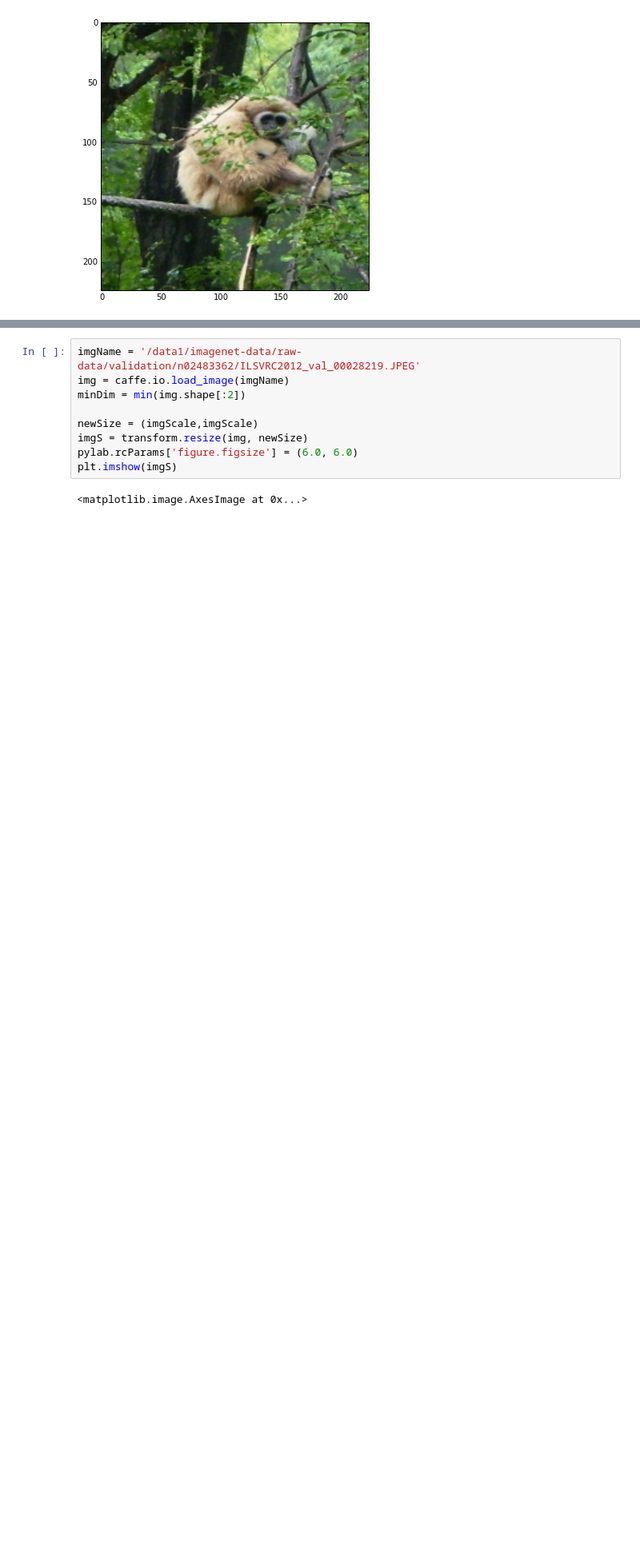
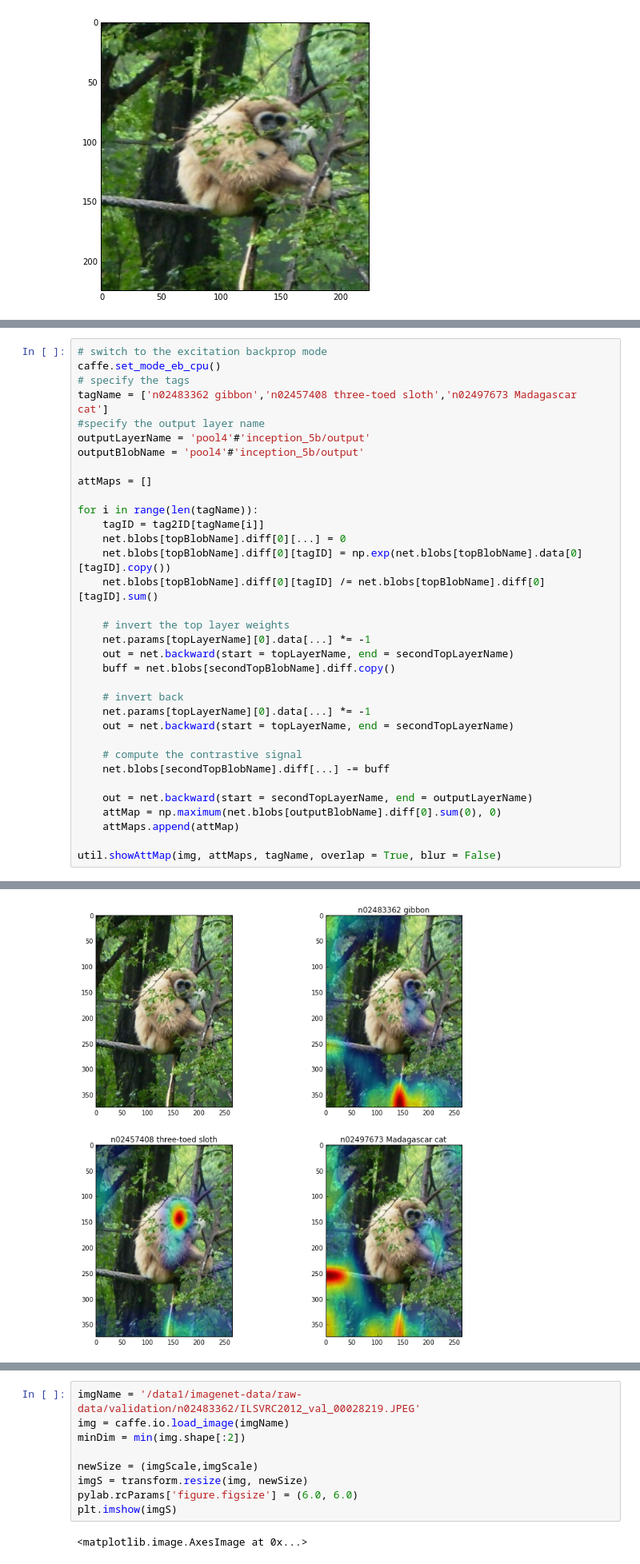
Before and after one commit to MSRCCS/Caffe-ExcitationBP, a Jupyter notebook: excitationBP/Test_Forward_Pass.ipynb, the cells around one changed output, grey strips where cells are left out. Shown at 80% size. Drawn from its saved outputs; the diff is of its cells as text; blank space fills up the shorter version.

```diff
--- a/excitationBP/Test_Forward_Pass.ipynb
+++ b/excitationBP/Test_Forward_Pass.ipynb
@@ -91,0 +58,35 @@ for i in range(len(tagName)):
+# %%
+# switch to the excitation backprop mode
+caffe.set_mode_eb_cpu()
+# specify the tags
+tagName = ['n02483362 gibbon','n02457408 three-toed sloth','n02497673 Madagascar cat']
+#specify the output layer name
+outputLayerName = 'pool4'#'inception_5b/output'
+outputBlobName = 'pool4'#'inception_5b/output'
+
+attMaps = []
+
+for i in range(len(tagName)):
+    tagID = tag2ID[tagName[i]]
+    net.blobs[topBlobName].diff[0][...] = 0
+    net.blobs[topBlobName].diff[0][tagID] = np.exp(net.blobs[topBlobName].data[0][tagID].copy())
+    net.blobs[topBlobName].diff[0][tagID] /= net.blobs[topBlobName].diff[0][tagID].sum()
+
+    # invert the top layer weights
+    net.params[topLayerName][0].data[...] *= -1
+    out = net.backward(start = topLayerName, end = secondTopLayerName)
+    buff = net.blobs[secondTopBlobName].diff.copy()
+
+    # invert back
+    net.params[topLayerName][0].data[...] *= -1
+    out = net.backward(start = topLayerName, end = secondTopLayerName)
+
+    # compute the contrastive signal
+    net.blobs[secondTopBlobName].diff[...] -= buff
+
+    out = net.backward(start = secondTopLayerName, end = outputLayerName)
+    attMap = np.maximum(net.blobs[outputBlobName].diff[0].sum(0), 0)
+    attMaps.append(attMap)
+
+util.showAttMap(img, attMaps, tagName, overlap = True, blur = False)
+# %% [output]
@@ -92,3 +98,4 @@ for i in range(len(tagName)):
+[figure, added]
 # %%
 # specify the tags
 caffe.set_mode_eb_cpu()
```
Also changed, not shown: parts of 9 cells of this notebook.
